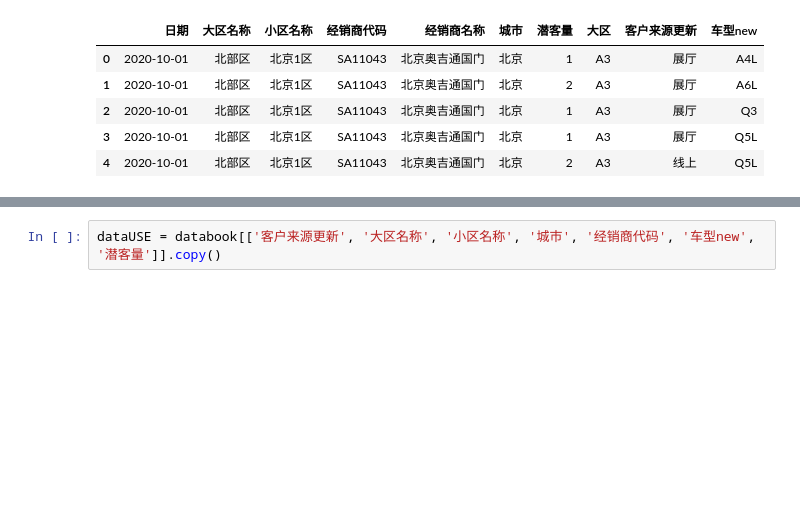
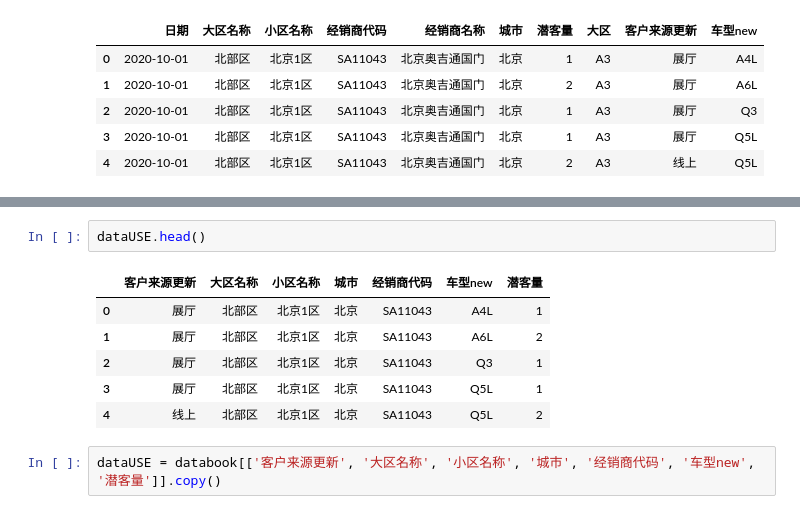
Before and after one commit to orinbai/notebook, a Jupyter notebook: missval.ipynb, the cells around one changed output, grey strips where cells are left out. Saved outputs shown, nothing was run; the diff lists cells and outputs as text; blank space fills up the shorter version.

```diff
--- a/missval.ipynb
+++ b/missval.ipynb
@@ -345,3 +360,12 @@ dataAvailable.head()
+# %%
+dataUSE.head()
+# %% [output]
+|  | 客户来源更新 | 大区名称 | 小区名称 | 城市 | 经销商代码 | 车型new | 潜客量 |
+| 0 | 展厅 | 北部区 | 北京1区 | 北京 | SA11043 | A4L | 1 |
+| 1 | 展厅 | 北部区 | 北京1区 | 北京 | SA11043 | A6L | 2 |
+| 2 | 展厅 | 北部区 | 北京1区 | 北京 | SA11043 | Q3 | 1 |
+| 3 | 展厅 | 北部区 | 北京1区 | 北京 | SA11043 | Q5L | 1 |
+| 4 | 线上 | 北部区 | 北京1区 | 北京 | SA11043 | Q5L | 2 |
 # %%
 dataUSE = databook[['客户来源更新', '大区名称', '小区名称', '城市', '经销商代码', '车型new', '潜客量']].copy()
 # %%
```
Also changed, not shown: parts of 11 cells of this notebook.
